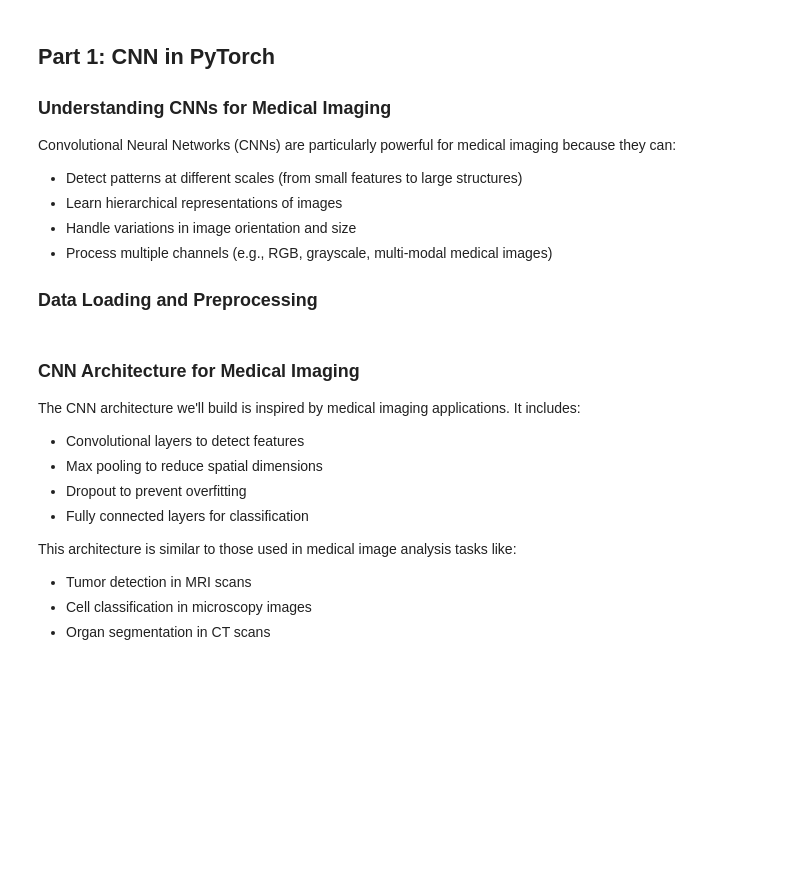
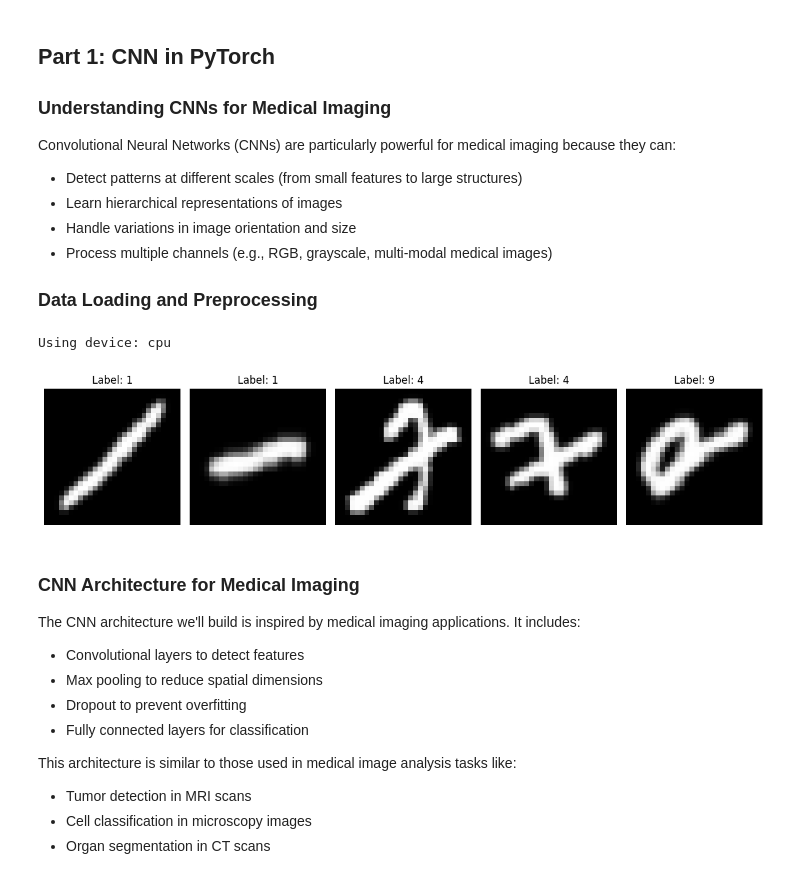
Before and after one commit to oscar-peng/datasci_223, a Jupyter notebook: lectures/06/demo/03_mnist_from_scratch.ipynb, the cells around one changed output. Cells and saved outputs as stored; diff of their text form; code cells hidden in the pictures; blank space fills up the shorter version.

```diff
--- a/lectures/06/demo/03_mnist_from_scratch.ipynb
+++ b/lectures/06/demo/03_mnist_from_scratch.ipynb
@@ -70,22 +78,24 @@ import torchvision.transforms as transforms
 import matplotlib.pyplot as plt
 
 # Set device (GPU if available, otherwise CPU)
-device = torch.device('cuda' if torch.cuda.is_available() else 'cpu')
+device = torch.device("cuda" if torch.cuda.is_available() else "cpu")
 print(f"Using device: {device}")
 
 # Define preprocessing pipeline
 transform = transforms.Compose([
     transforms.ToTensor(),  # Convert images to PyTorch tensors
-    transforms.Normalize((0.1307,), (0.3081,))  # Normalize using EMNIST statistics
+    transforms.Normalize(
+        (0.1307,), (0.3081,)
+    ),  # Normalize using EMNIST statistics
 ])
 
 # Load EMNIST byclass dataset (contains all digits and letters)
 train_dataset = torchvision.datasets.EMNIST(
-    root='./data',
-    split='byclass',  # Use byclass to get all characters
+    root="./data",
+    split="byclass",  # Use byclass to get all characters
     train=True,
     download=True,
-    transform=transform
+    transform=transform,
 )
 
 # Filter to keep only digits (classes 0-9)
@@ -94,43 +104,50 @@ train_dataset = torch.utils.data.Subset(train_dataset, digit_indices)
 
 # Same for test set
 test_dataset = torchvision.datasets.EMNIST(
-    root='./data',
-    split='byclass',
+    root="./data",
+    split="byclass",
     train=False,
     download=True,
-    transform=transform
+    transform=transform,
 )
-test_digit_indices = [i for i, (_, label) in enumerate(test_dataset) if label < 10]
+test_digit_indices = [
+    i for i, (_, label) in enumerate(test_dataset) if label < 10
+]
 test_dataset = torch.utils.data.Subset(test_dataset, test_digit_indices)
 
 # Create data loaders
 train_loader = torch.utils.data.DataLoader(
     train_dataset,
     batch_size=64,  # Process 64 images at a time
-    shuffle=True    # Randomize order for better training
+    shuffle=True,  # Randomize order for better training
 )
 test_loader = torch.utils.data.DataLoader(
     test_dataset,
     batch_size=1000,  # Larger batch size for testing
-    shuffle=False     # No need to shuffle test data
+    shuffle=False,  # No need to shuffle test data
 )
+
 
 # Visualize some examples
 def plot_examples(loader, num_examples=5):
     """Visualize sample images from the dataset."""
     dataiter = iter(loader)
     images, labels = next(dataiter)
 
     fig = plt.figure(figsize=(12, 3))
     for i in range(num_examples):
         ax = fig.add_subplot(1, num_examples, i + 1)
-        ax.imshow(images[i].squeeze().numpy(), cmap='gray')
-        ax.set_title(f'Label: {labels[i].item()}')
-        ax.axis('off')
+        ax.imshow(images[i].squeeze().numpy(), cmap="gray")
+        ax.set_title(f"Label: {labels[i].item()}")
+        ax.axis("off")
     plt.tight_layout()
     plt.show()
 
+
 plot_examples(train_loader)
+# %% [output]
+Using device: cpu
+[figure, added]
 # %% [markdown]
 ### CNN Architecture for Medical Imaging
 
```
Also changed, not shown: parts of 11 cells of this notebook.
